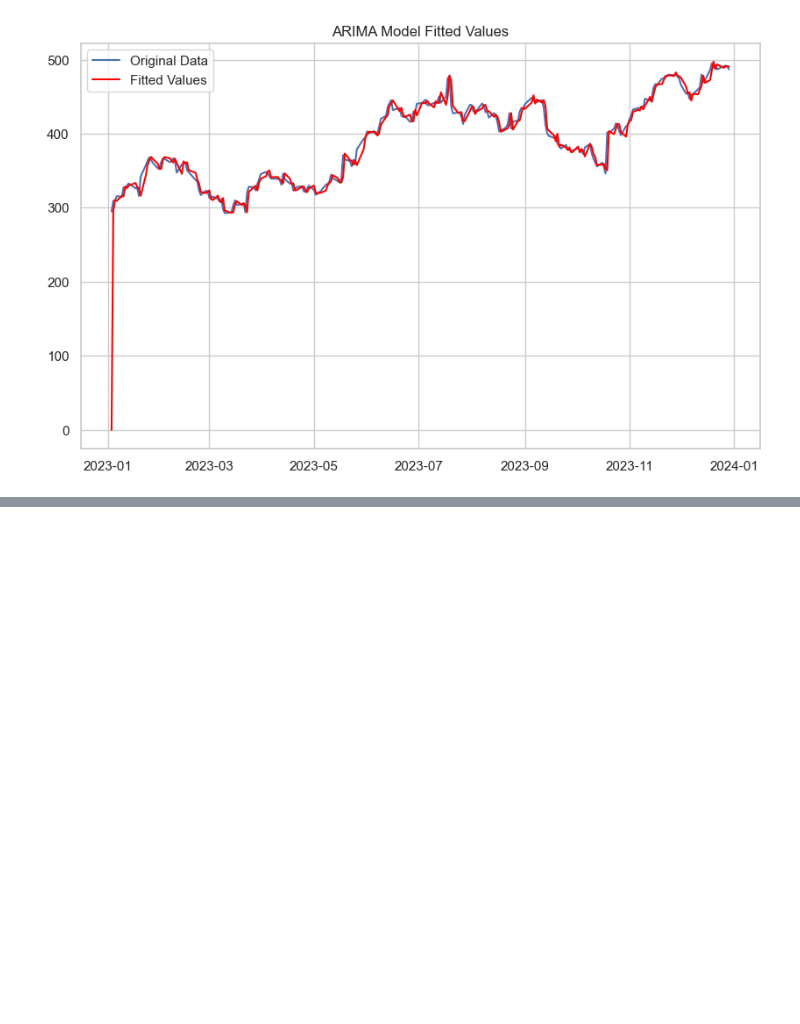
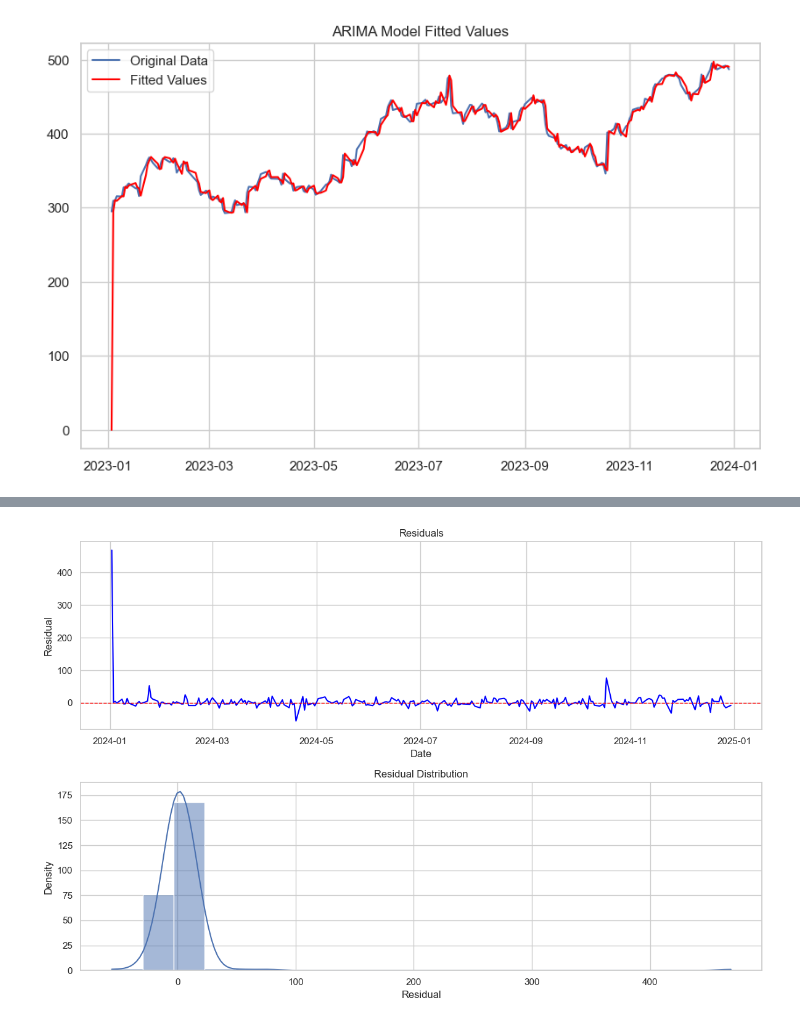
Before and after one commit to alanmossinger/Financial_Analysis, a Jupyter notebook: Financial_Analysis_MADS.ipynb, the cells around one changed output, grey strips where cells are left out. Cells and saved outputs as stored; diff of their text form; code cells hidden in the pictures; blank space fills up the shorter version.

```diff
--- a/Financial_Analysis_MADS.ipynb
+++ b/Financial_Analysis_MADS.ipynb
@@ -824,0 +516,46 @@ KeyError: 'The `start` argument could not be matched to a location related to th
+# %%
+def fit_arima_model(data, order):
+    """
+    Fits an ARIMA model to the given data.
+
+    Parameters:
+    data (Series): Time series data to fit the model.
+    order (tuple): The (p, d, q) order of the ARIMA model.
+
+    Returns:
+    ARIMAResults: The fitted ARIMA model results.
+    """
+    model = ARIMA(data, order=order)
+    return model.fit()
+
+def plot_residuals(residuals):
+    """
+    Plots the residuals and residual distribution from a time series model.
+
+    Parameters:
+    residuals (Series): Residuals from the time series model.
+    """
+    fig, (ax1, ax2) = plt.subplots(2, 1, figsize=(12, 8))
+
+    ax1.plot(residuals, color='blue')
+    ax1.axhline(y=0, color='red', linestyle='--', linewidth=1)
+    ax1.set_title('Residuals')
+    ax1.set_xlabel('Date')
+    ax1.set_ylabel('Residual')
+
+    sns.histplot(residuals, kde=True, bins=20, ax=ax2)
+    ax2.set_title('Residual Distribution')
+    ax2.set_xlabel('Residual')
+    ax2.set_ylabel('Density')
+
+    plt.tight_layout()
+    plt.show()
+
+# Define ARIMA order
+arima_order = (5, 1, 0)  # (p, d, q) order
+
+# Fit ARIMA model and plot residuals
+arima_results = fit_arima_model(nflx['Close'], order=arima_order)
+plot_residuals(arima_results.resid)
+# %% [output]
+[figure, added]
```
Also changed, not shown: parts of 30 cells of this notebook.
